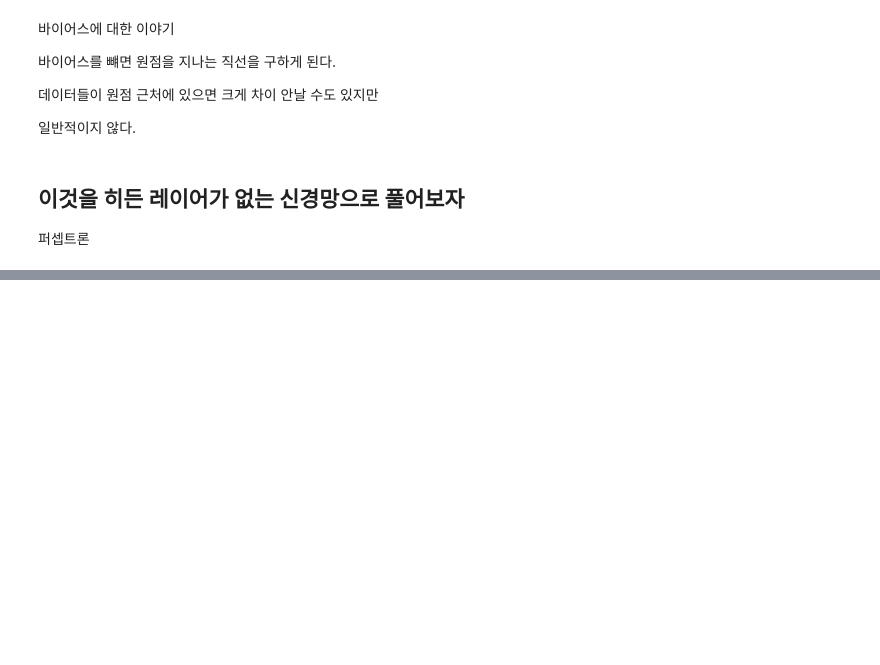
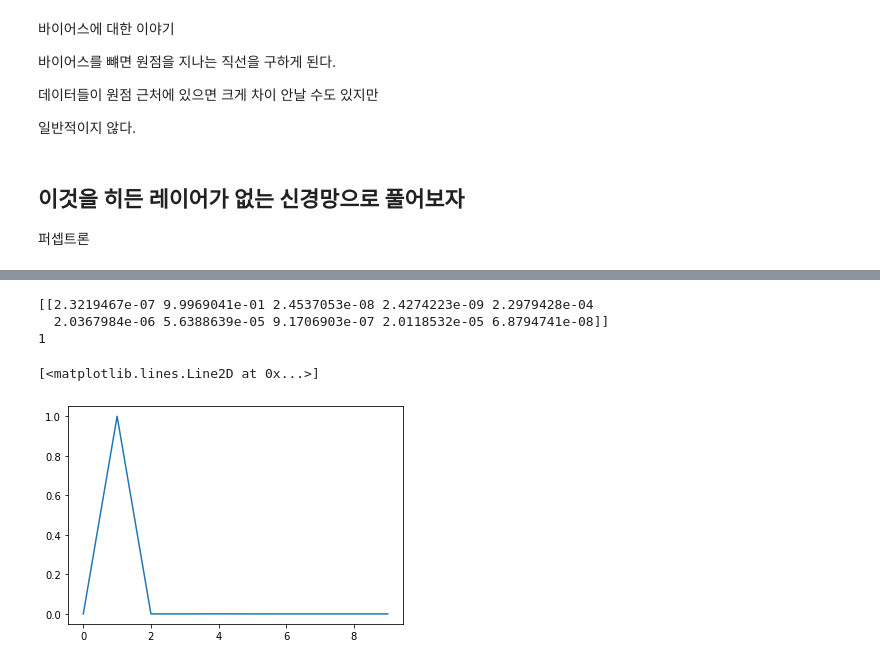
Before and after one commit to loftmain/opencv_project, a Jupyter notebook: week3/cnn_day1.ipynb, the cells around one changed output, grey strips where cells are left out. Drawn from its saved outputs; the diff is of its cells as text; code cells hidden in the pictures; blank space fills up the shorter version.

```diff
--- a/week3/cnn_day1.ipynb
+++ b/week3/cnn_day1.ipynb
@@ -234,0 +675,3 @@ print(p[0])
+# %%
+from keras.models import load_model
+model = load_model('mnist_cnn.h5')
@@ -234,0 +702,16 @@ print(p[0])
+# %%
+# 4차원으로 넣어주어야함
+import cv2
+img = cv2.imread('mnist_test/1_2.png', 0) / 255
+img = img.reshape(1, 28, 28, 1)
+
+p = model.predict(img)
+print(p)
+print(np.argmax(p))
+plt.plot(p[0])
+# %% [output]
+[[2.3219467e-07 9.9969041e-01 2.4537053e-08 2.4274223e-09 2.2979428e-04
+  2.0367984e-06 5.6388639e-05 9.1706903e-07 2.0118532e-05 6.8794741e-08]]
+1
+[<matplotlib.lines.Line2D at 0x...>]
+[figure, added]
```
Also changed, not shown: parts of 46 cells of this notebook, 21 other files.
